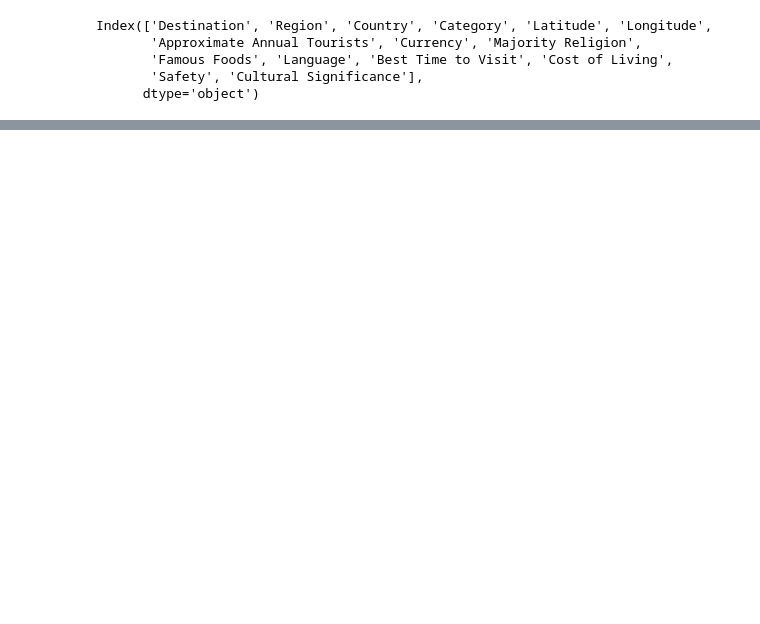
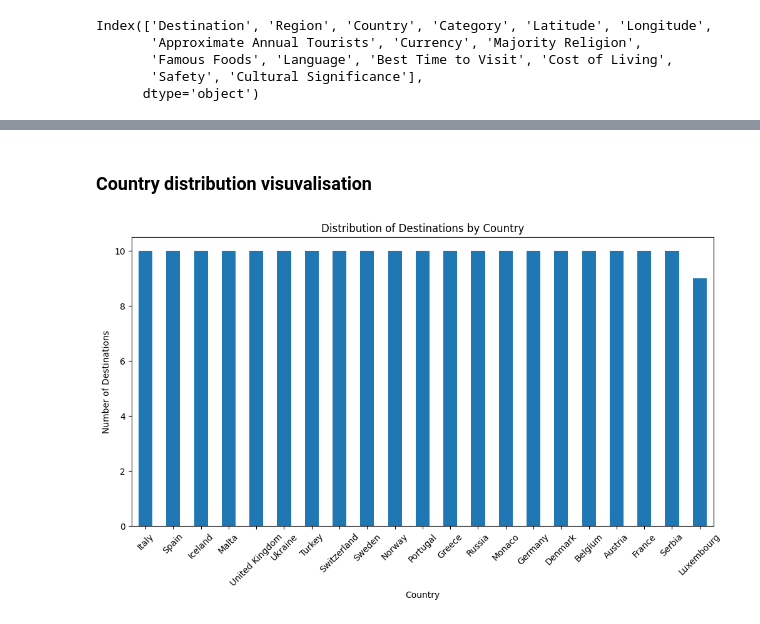
Before and after one commit to narender5162/DSPROJECT, a Jupyter notebook: DSPROJECT.ipynb, the cells around one changed output, grey strips where cells are left out. Cells and saved outputs as stored; diff of their text form; code cells hidden in the pictures; blank space fills up the shorter version.

```diff
--- a/DSPROJECT.ipynb
+++ b/DSPROJECT.ipynb
@@ -185,0 +215,15 @@ TypeError: Column 'Approximate Annual Tourists' has dtype object, cannot use met
+# %% [markdown]
+### Country distribution visuvalisation
+# %%
+#Country Distribution Visualization
+country_distribution = cleaned_data['Country'].value_counts()
+
+plt.figure(figsize=(12, 6))
+country_distribution.plot(kind='bar')
+plt.xlabel('Country')
+plt.ylabel('Number of Destinations')
+plt.title('Distribution of Destinations by Country')
+plt.xticks(rotation=45)
+plt.show()
+# %% [output]
+[figure, added]
```
Also changed, not shown: parts of 24 cells of this notebook.
